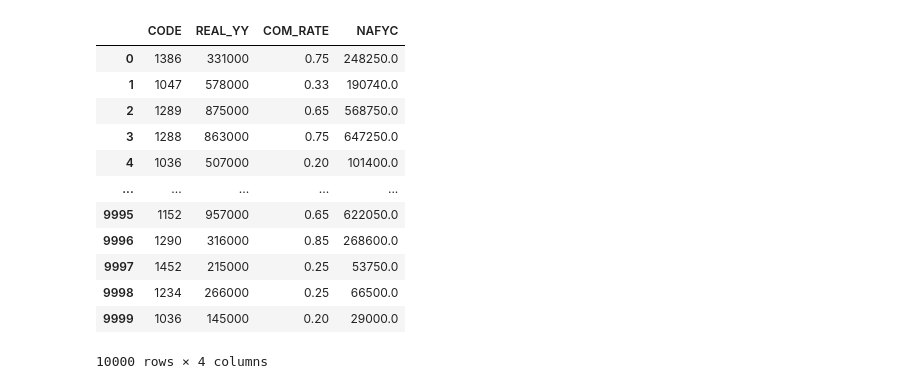
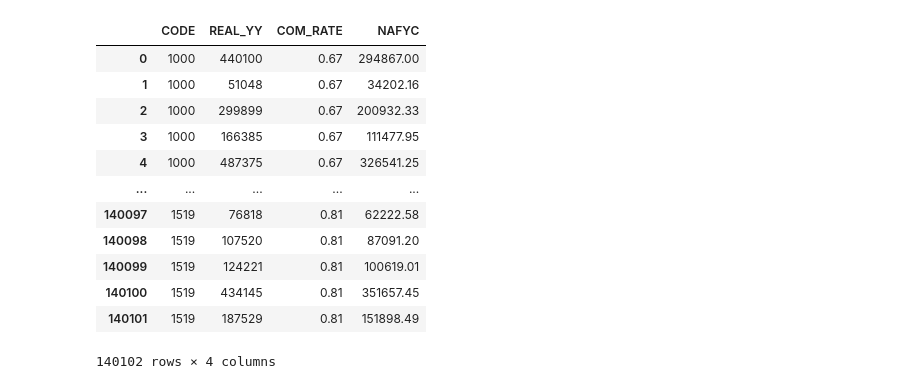
Before and after one commit to dolmani38/non-linear-regression, a Jupyter notebook: Regession_test_0804.ipynb, the cells around one changed output. Cells and saved outputs as stored; diff of their text form; code cells hidden in the pictures.

```diff
--- a/Regession_test_0804.ipynb
+++ b/Regession_test_0804.ipynb
@@ -132,37 +131,37 @@ def nafyc_func(row):
 def create_samples(n_samples):
     rate_table = {}
     samples = []
-    for i in range(n_samples):
-      code = np.random.choice(range(1000,1520))
-      real_yy = random.choice(range(1000)) * 1000
-      if code not in rate_table:
-        rate = np.random.choice([0.20,0.25,0.30,0.33,0.65,0.70,0.75,0.80,0.85])
-        rate_table[code] = rate
-      else:
-        rate = rate_table[code]
-
-
-      samples.append([code,real_yy,rate])
+    for i in range(1000,1520):
+      code = i #np.random.choice(range(1000,1520))
+      count = np.random.choice(range(10,500))
+      for j in range(count):
+        real_yy = random.choice(range(1000)) * random.choice(range(1000))
+        if code not in rate_table:
+          rate = np.random.choice(range(100)) / 100
+          rate_table[code] = rate
+        else:
+          rate = rate_table[code]
+        samples.append([code,real_yy,rate])
 
     return pd.DataFrame(samples, columns=['CODE','REAL_YY','COM_RATE'])
 # %%
-dataset = create_samples(n_samples=10000)
+dataset = create_samples(n_samples=1000)
 dataset['NAFYC'] = dataset.apply(nafyc_func, axis=1)
 dataset
 # %% [output]
 |  | CODE | REAL_YY | COM_RATE | NAFYC |
-| 0 | 1386 | 331000 | 0.75 | 248250.0 |
-| 1 | 1047 | 578000 | 0.33 | 190740.0 |
-| 2 | 1289 | 875000 | 0.65 | 568750.0 |
-| 3 | 1288 | 863000 | 0.75 | 647250.0 |
-| 4 | 1036 | 507000 | 0.20 | 101400.0 |
+| 0 | 1000 | 440100 | 0.67 | 294867.00 |
+| 1 | 1000 | 51048 | 0.67 | 34202.16 |
+| 2 | 1000 | 299899 | 0.67 | 200932.33 |
+| 3 | 1000 | 166385 | 0.67 | 111477.95 |
+| 4 | 1000 | 487375 | 0.67 | 326541.25 |
 | ... | ... | ... | ... | ... |
-| 9995 | 1152 | 957000 | 0.65 | 622050.0 |
-| 9996 | 1290 | 316000 | 0.85 | 268600.0 |
-| 9997 | 1452 | 215000 | 0.25 | 53750.0 |
-| 9998 | 1234 | 266000 | 0.25 | 66500.0 |
-| 9999 | 1036 | 145000 | 0.20 | 29000.0 |
+| 140097 | 1519 | 76818 | 0.81 | 62222.58 |
+| 140098 | 1519 | 107520 | 0.81 | 87091.20 |
+| 140099 | 1519 | 124221 | 0.81 | 100619.01 |
+| 140100 | 1519 | 434145 | 0.81 | 351657.45 |
+| 140101 | 1519 | 187529 | 0.81 | 151898.49 |
-10000 rows × 4 columns
+140102 rows × 4 columns
 # %%
 structure(dataset)
 # %% [output]
```
Also changed, not shown: parts of 22 cells of this notebook.
